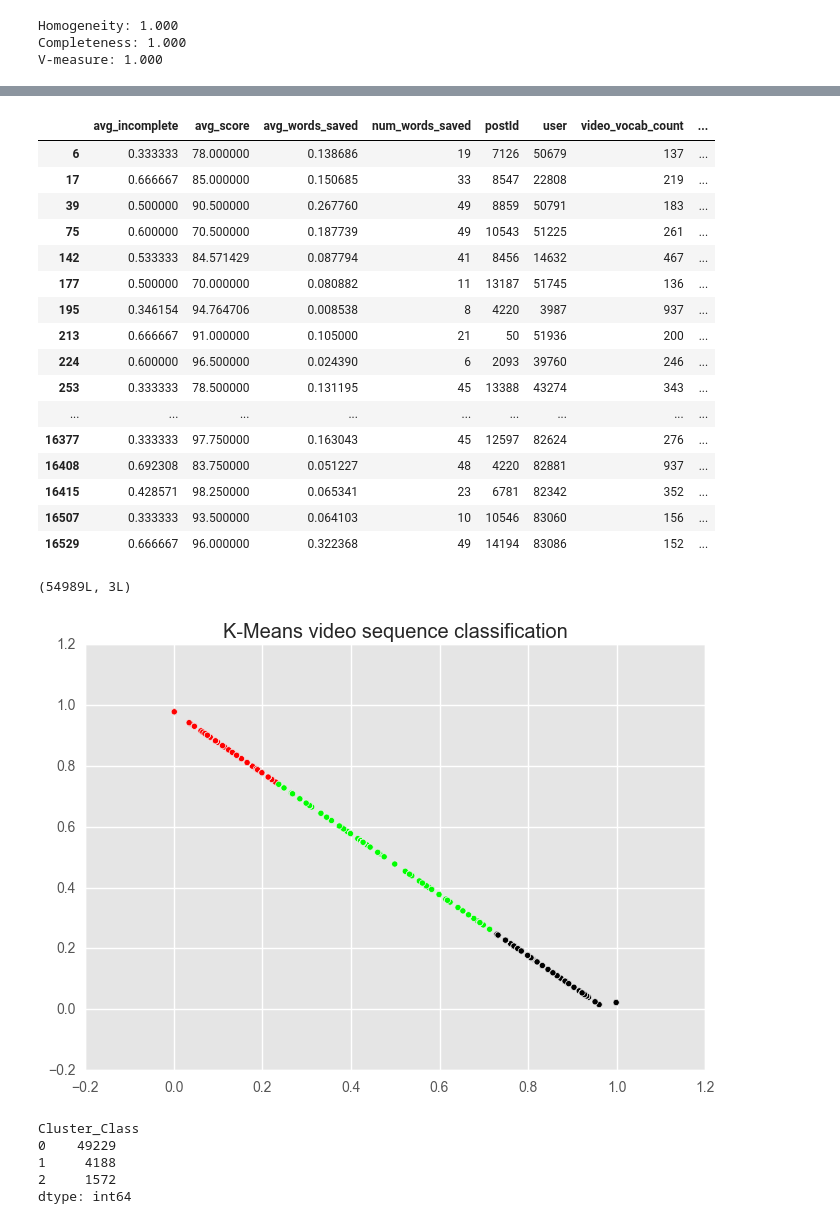
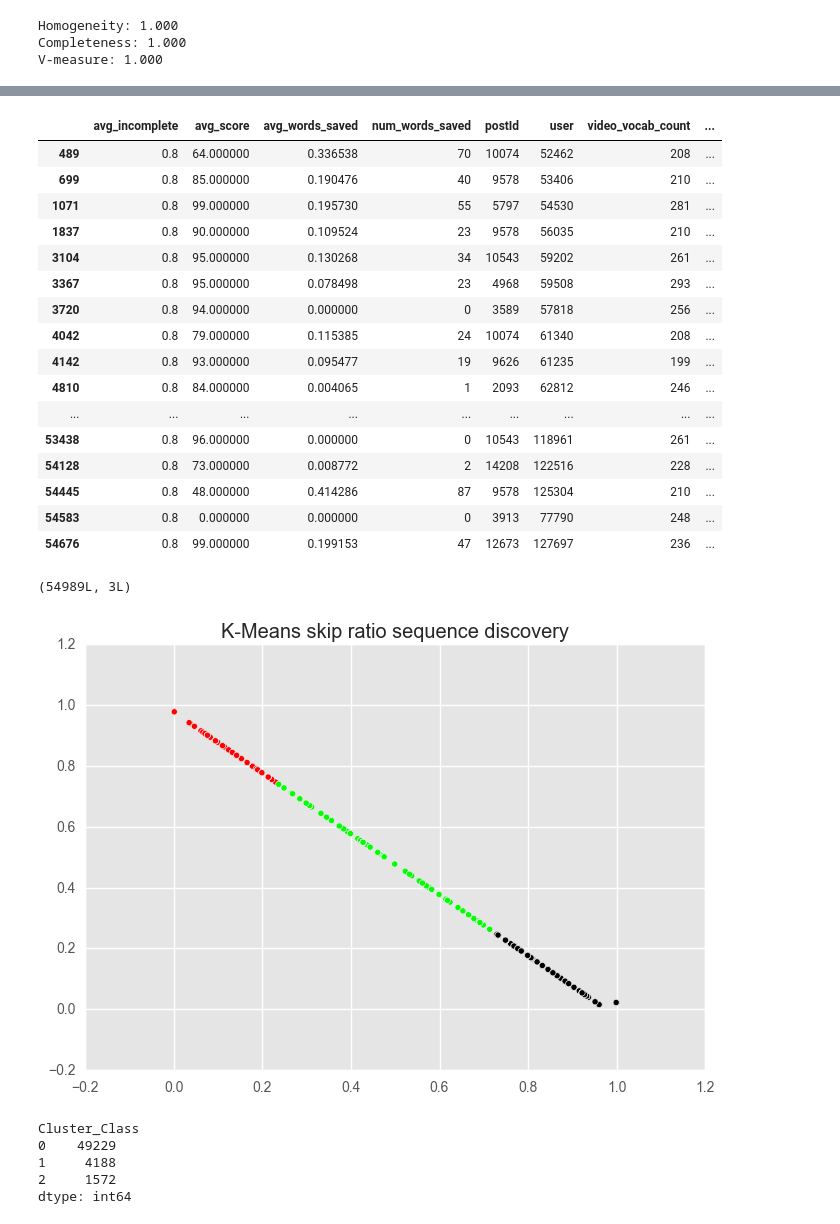
Before and after one commit to Hopenglish-Miners/data-exploration, a Jupyter notebook: jupyter-analysis/new_explorations.ipynb, the cells around one changed output, grey strips where cells are left out. Saved outputs shown, nothing was run; the diff lists cells and outputs as text; code cells hidden in the pictures.

```diff
--- a/jupyter-analysis/new_explorations.ipynb
+++ b/jupyter-analysis/new_explorations.ipynb
@@ -43,6 +130,23 @@ data_to_frame['user_video_sequence'] = data_to_frame.groupby(['user']).cumcount(
 #data_to_frame[data_to_frame['user']==82882]
 #data_to_frame[['postId','user', 'sequence_path_number']]
 #data_to_frame.groupby('user').size().sort_values(ascending=[0])
-data_to_frame[data_to_frame['user']==113908]
+data_to_frame[data_to_frame['user']==112383]
+
+user = []
+for index, row in df_processed.iterrows():
+    if row['user'] not in user:
+        user.append(row['user'])
+
+final = []
+for u in user:
+    obj = {}
+    user_specific = df_processed[(df_processed['user'] == u)] #& (df_processed['Cluster_Class'] == 0)
+    obj['user'] = u
+    for index, row in user_specific.iterrows():
+        if row['Cluster_Class'] == 0:
+            df_processed['vid'] =
+    final.append(obj)
+
+data_to_frame['postidVid'] = video_data_frame[video_data_frame['postId'] == ]
 # %% [output]
 |  | avg_incomplete | avg_score | avg_words_saved | num_words_saved | postId | user | video_vocab_count | ... |
@@ -119,24 +268,24 @@ df_processed[df_processed['Cluster_Class'] == 2]
 # %%
-cluster2 = df_processed[df_processed['Cluster_Class'] == 2]
-cluster2[cluster2['user_video_sequence']]
+cluster2 = df_processed[df_processed['avg_incomplete'] == 0.8]
+cluster2
 # %% [output]
 |  | avg_incomplete | avg_score | avg_words_saved | num_words_saved | postId | user | video_vocab_count | ... |
-| 6 | 0.333333 | 78.000000 | 0.138686 | 19 | 7126 | 50679 | 137 | ... |
-| 17 | 0.666667 | 85.000000 | 0.150685 | 33 | 8547 | 22808 | 219 | ... |
-| 39 | 0.500000 | 90.500000 | 0.267760 | 49 | 8859 | 50791 | 183 | ... |
-| 75 | 0.600000 | 70.500000 | 0.187739 | 49 | 10543 | 51225 | 261 | ... |
-| 142 | 0.533333 | 84.571429 | 0.087794 | 41 | 8456 | 14632 | 467 | ... |
-| 177 | 0.500000 | 70.000000 | 0.080882 | 11 | 13187 | 51745 | 136 | ... |
-| 195 | 0.346154 | 94.764706 | 0.008538 | 8 | 4220 | 3987 | 937 | ... |
-| 213 | 0.666667 | 91.000000 | 0.105000 | 21 | 50 | 51936 | 200 | ... |
-| 224 | 0.600000 | 96.500000 | 0.024390 | 6 | 2093 | 39760 | 246 | ... |
-| 253 | 0.333333 | 78.500000 | 0.131195 | 45 | 13388 | 43274 | 343 | ... |
+| 489 | 0.8 | 64.000000 | 0.336538 | 70 | 10074 | 52462 | 208 | ... |
+| 699 | 0.8 | 85.000000 | 0.190476 | 40 | 9578 | 53406 | 210 | ... |
+| 1071 | 0.8 | 99.000000 | 0.195730 | 55 | 5797 | 54530 | 281 | ... |
+| 1837 | 0.8 | 90.000000 | 0.109524 | 23 | 9578 | 56035 | 210 | ... |
+| 3104 | 0.8 | 95.000000 | 0.130268 | 34 | 10543 | 59202 | 261 | ... |
+| 3367 | 0.8 | 95.000000 | 0.078498 | 23 | 4968 | 59508 | 293 | ... |
+| 3720 | 0.8 | 94.000000 | 0.000000 | 0 | 3589 | 57818 | 256 | ... |
+| 4042 | 0.8 | 79.000000 | 0.115385 | 24 | 10074 | 61340 | 208 | ... |
+| 4142 | 0.8 | 93.000000 | 0.095477 | 19 | 9626 | 61235 | 199 | ... |
+| 4810 | 0.8 | 84.000000 | 0.004065 | 1 | 2093 | 62812 | 246 | ... |
 | ... | ... | ... | ... | ... | ... | ... | ... | ... |
-| 16377 | 0.333333 | 97.750000 | 0.163043 | 45 | 12597 | 82624 | 276 | ... |
-| 16408 | 0.692308 | 83.750000 | 0.051227 | 48 | 4220 | 82881 | 937 | ... |
-| 16415 | 0.428571 | 98.250000 | 0.065341 | 23 | 6781 | 82342 | 352 | ... |
-| 16507 | 0.333333 | 93.500000 | 0.064103 | 10 | 10546 | 83060 | 156 | ... |
-| 16529 | 0.666667 | 96.000000 | 0.322368 | 49 | 14194 | 83086 | 152 | ... |
+| 53438 | 0.8 | 96.000000 | 0.000000 | 0 | 10543 | 118961 | 261 | ... |
+| 54128 | 0.8 | 73.000000 | 0.008772 | 2 | 14208 | 122516 | 228 | ... |
+| 54445 | 0.8 | 48.000000 | 0.414286 | 87 | 9578 | 125304 | 210 | ... |
+| 54583 | 0.8 | 0.000000 | 0.000000 | 0 | 3913 | 77790 | 248 | ... |
+| 54676 | 0.8 | 99.000000 | 0.199153 | 47 | 12673 | 127697 | 236 | ... |
 # %%
 print data2D.shape
 
@@ -146,13 +295,14 @@ LABEL_COLOR_MAP = {0 : 'red',
                    }
 label_color = [LABEL_COLOR_MAP[l] for l in labels]
 plt.scatter(data2D[:,0], data2D[:,1], marker='o', c=label_color)
-plt.title('K-Means video sequence classification')
-#pl.legend(['Setosa', 'Versicolor', 'Virginica'])
+plt.title('K-Means skip ratio sequence discovery')
+#plt.xlabel('')
+#pl.legend(LABEL_COLOR_MAP)
 #plt.legend((label_color),numpoints=1, loc='upper right')
 plt.show()
 # %% [output]
 (54989L, 3L)
-[figure, old version]
+[figure, new version]
 # %%
 print df_processed.groupby(['Cluster_Class']).size()
 
```
Also changed, not shown: parts of 10 cells of this notebook, 3 other files.
